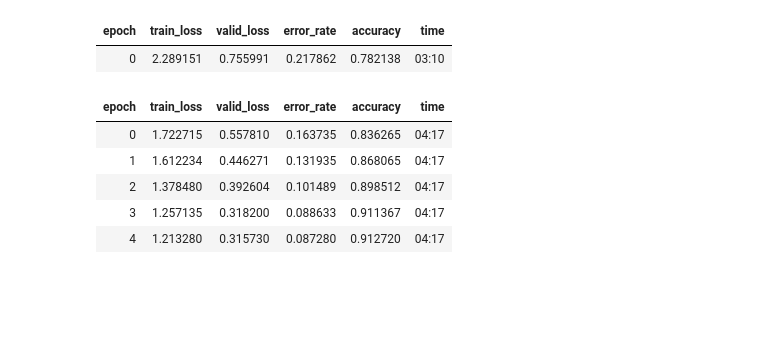
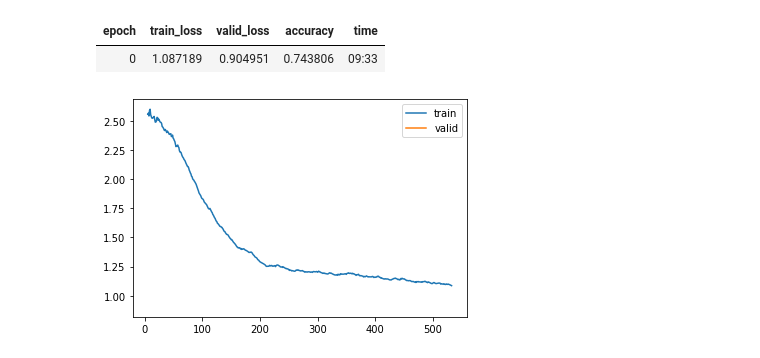
Before and after one commit to BenjiKCF/pretrained-efficientnet-fastai, a Jupyter notebook: b3_all_ranger.ipynb, the cells around one changed output. Drawn from its saved outputs; the diff is of its cells as text; code cells hidden in the pictures; blank space fills up the shorter version.

```diff
--- a/b3_all_ranger.ipynb
+++ b/b3_all_ranger.ipynb
@@ -48,10 +58,7 @@ def timm_learner(dls, arch:str, loss_func=None, pretrained=True, cut=None, split
     assert n_out, "`n_out` is not defined, and could not be inferred from data, set `dls.c` or pass `n_out`"
     if y_range is None and 'y_range' in config: y_range = config.pop('y_range')
     model = create_timm_model(arch, n_out, default_split, pretrained, y_range=y_range, **config)
-    model = create_timm_model(arch, n_out, default_split, pretrained, y_range=y_range, **config)
-    # defualt optimizer = Lamb
-    opt = ranger(model.parameters(), lr=8e-3)
     # adding optimizer in
-    learn = Learner(dls, model, loss_func=loss_func, splitter=default_split, opt=opt, **kwargs)
+    learn = Learner(dls, model, loss_func=loss_func, splitter=default_split, **kwargs)
     if pretrained: learn.freeze()
     return learn
@@ -76,11 +80,7 @@ SuggestedLRs(lr_min=0.010000000149011612, lr_steep=0.007585775572806597)
-# %%
-learn.fine_tune(5, 8e-3)
-# %% [output]
-| epoch | train_loss | valid_loss | error_rate | accuracy | time |
-| 0 | 2.289151 | 0.755991 | 0.217862 | 0.782138 | 03:10 |
-| epoch | train_loss | valid_loss | error_rate | accuracy | time |
-| 0 | 1.722715 | 0.557810 | 0.163735 | 0.836265 | 04:17 |
-| 1 | 1.612234 | 0.446271 | 0.131935 | 0.868065 | 04:17 |
-| 2 | 1.378480 | 0.392604 | 0.101489 | 0.898512 | 04:17 |
-| 3 | 1.257135 | 0.318200 | 0.088633 | 0.911367 | 04:17 |
-| 4 | 1.213280 | 0.315730 | 0.087280 | 0.912720 | 04:17 |
+# %%
+learn.fit_flat_cos(1,1e-2, cbs=[GradientAccumulation(), MixUp(), ReduceLROnPlateau()])
+learn.recorder.plot_loss()
+# %% [output]
+| epoch | train_loss | valid_loss | accuracy | time |
+| 0 | 1.087189 | 0.904951 | 0.743806 | 09:33 |
+[figure, added]
```
Also changed, not shown: parts of 20 cells of this notebook.
